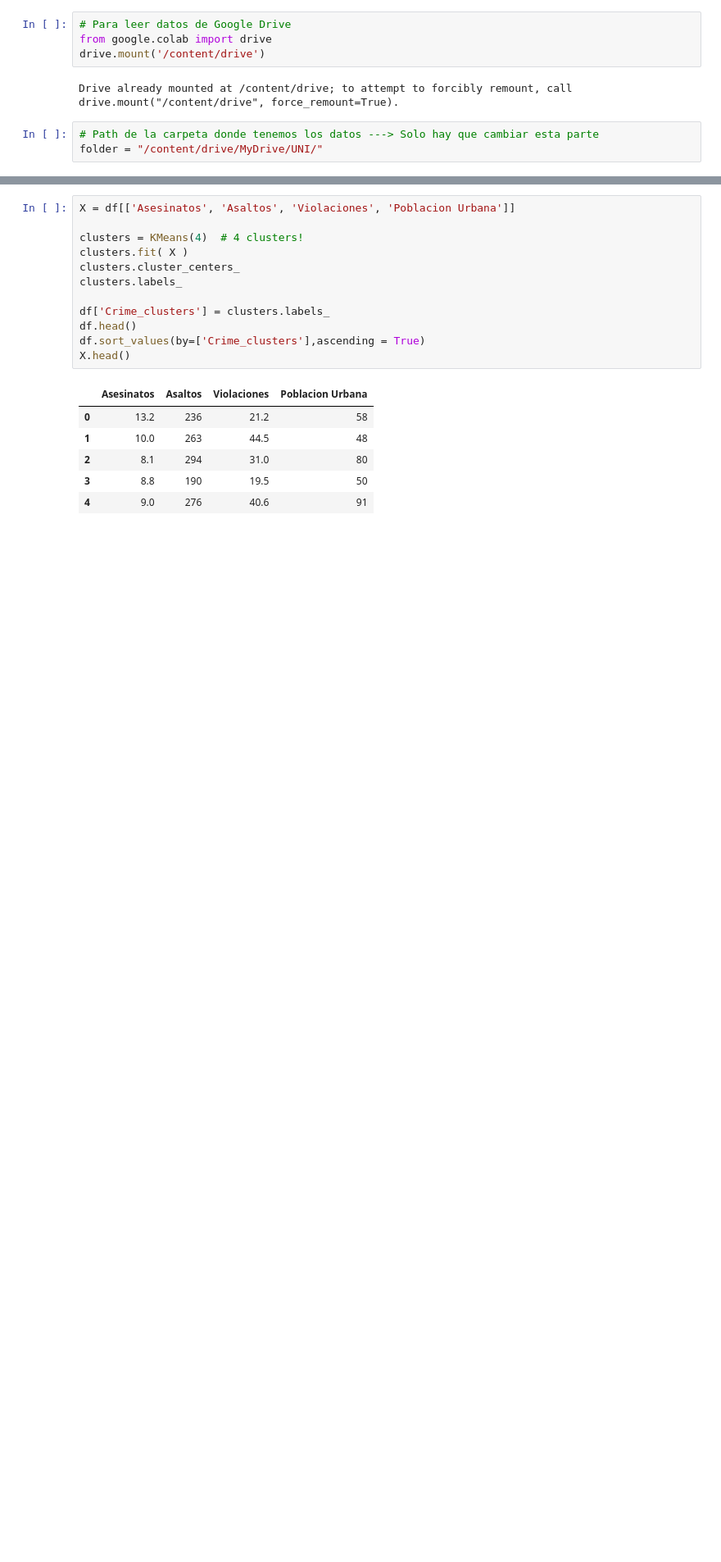
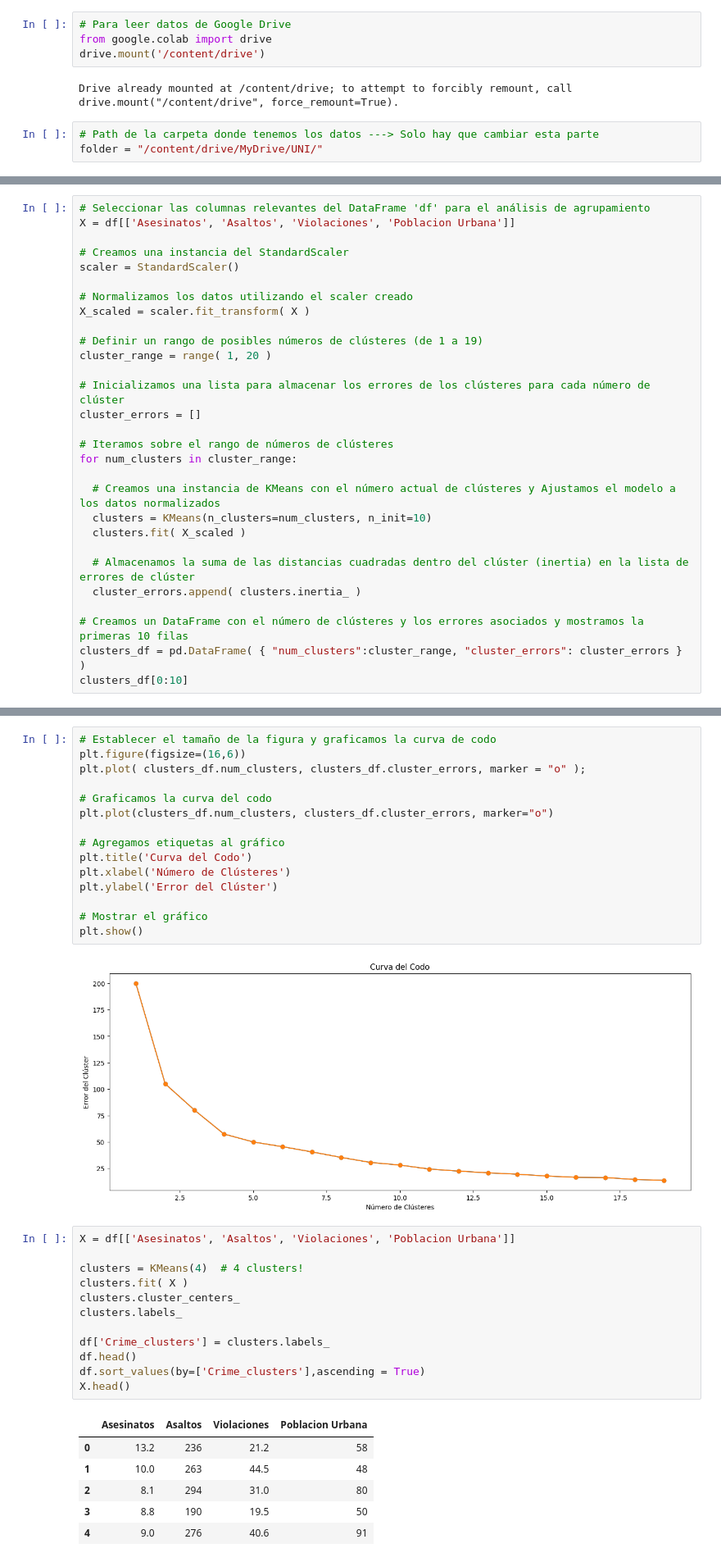
Before and after one commit to danisotoguerrero/Clasificador-zonas-seg-n-el-peligroClasificador-zonas-segun-el-peligro, a Jupyter notebook: Laboratorio_3_Grupo_8.ipynb, the cells around one changed output, grey strips where cells are left out. Shown: that part at 82% size. Cells and saved outputs as stored; diff of their text form; blank space fills up the shorter version.

```diff
--- a/Laboratorio_3_Grupo_8.ipynb
+++ b/Laboratorio_3_Grupo_8.ipynb
@@ -94,0 +61,29 @@ plt.plot( clusters_df.num_clusters, clusters_df.cluster_errors, marker = "o" );
+# %%
+# Seleccionar las columnas relevantes del DataFrame 'df' para el análisis de agrupamiento
+X = df[['Asesinatos', 'Asaltos', 'Violaciones', 'Poblacion Urbana']]
+
+# Creamos una instancia del StandardScaler
+scaler = StandardScaler()
+
+# Normalizamos los datos utilizando el scaler creado
+X_scaled = scaler.fit_transform( X )
+
+# Definir un rango de posibles números de clústeres (de 1 a 19)
+cluster_range = range( 1, 20 )
+
+# Inicializamos una lista para almacenar los errores de los clústeres para cada número de clúster
+cluster_errors = []
+
+# Iteramos sobre el rango de números de clústeres
+for num_clusters in cluster_range:
+
+  # Creamos una instancia de KMeans con el número actual de clústeres y Ajustamos el modelo a los datos normalizados
+  clusters = KMeans(n_clusters=num_clusters, n_init=10)
+  clusters.fit( X_scaled )
+
+  # Almacenamos la suma de las distancias cuadradas dentro del clúster (inertia) en la lista de errores de clúster
+  cluster_errors.append( clusters.inertia_ )
+
+# Creamos un DataFrame con el número de clústeres y los errores asociados y mostramos la primeras 10 filas
+clusters_df = pd.DataFrame( { "num_clusters":cluster_range, "cluster_errors": cluster_errors } )
+clusters_df[0:10]
@@ -95,3 +104,20 @@ plt.plot( clusters_df.num_clusters, clusters_df.cluster_errors, marker = "o" );
+# %%
+# Establecer el tamaño de la figura y graficamos la curva de codo
+plt.figure(figsize=(16,6))
+plt.plot( clusters_df.num_clusters, clusters_df.cluster_errors, marker = "o" );
+
+# Graficamos la curva del codo
+plt.plot(clusters_df.num_clusters, clusters_df.cluster_errors, marker="o")
+
+# Agregamos etiquetas al gráfico
+plt.title('Curva del Codo')
+plt.xlabel('Número de Clústeres')
+plt.ylabel('Error del Clúster')
+
+# Mostrar el gráfico
+plt.show()
+# %% [output]
+[figure, added]
 # %%
 X = df[['Asesinatos', 'Asaltos', 'Violaciones', 'Poblacion Urbana']]
 
```
Also changed, not shown: parts of 39 cells of this notebook.
